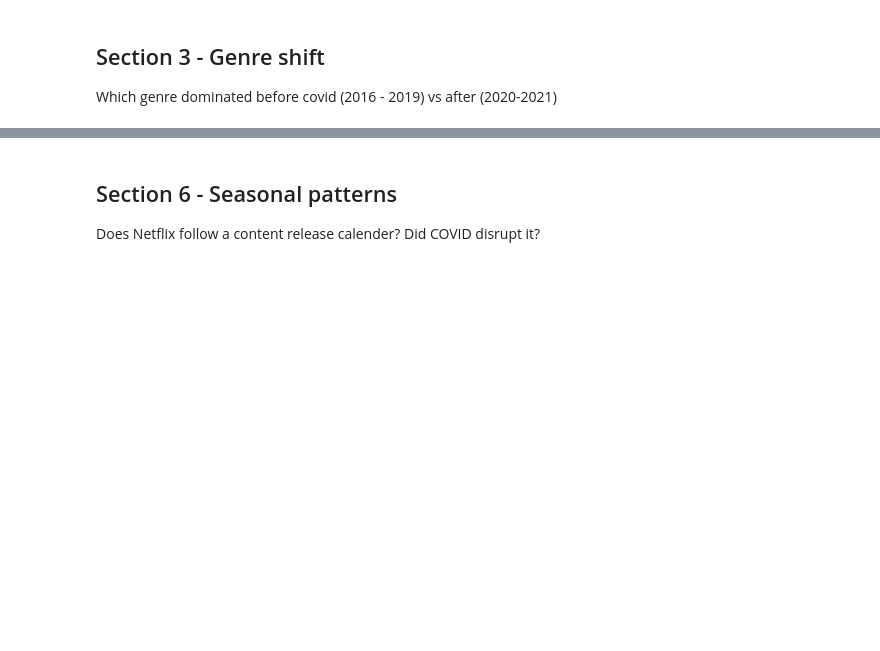
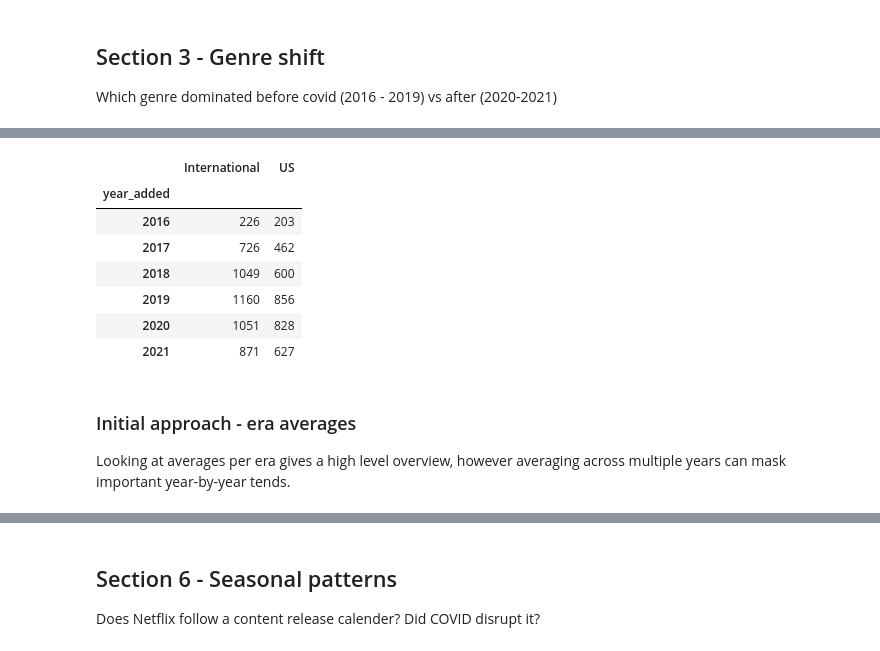
Before and after one commit to dairalmerino/NETFLIX-ANALYSIS-PROJECT, a Jupyter notebook: netflix_analysis.ipynb, the cells around one changed output, grey strips where cells are left out. Saved outputs shown, nothing was run; the diff lists cells and outputs as text; code cells hidden in the pictures; blank space fills up the shorter version.

```diff
--- a/netflix_analysis.ipynb
+++ b/netflix_analysis.ipynb
@@ -188,0 +207,21 @@ Did Netflix invest more in non-US content after the pandemic began?
+# %%
+internation_growth = (netflix_filtered.groupby(['year_added','is_us'])['title']
+                      .count()
+                      .unstack()
+                      .fillna(0)
+                      .astype(int)
+                      )
+internation_growth.columns = ['International','US']
+internation_growth
+# %% [output]
+|  | International | US |
+| year_added |  |  |
+| 2016 | 226 | 203 |
+| 2017 | 726 | 462 |
+| 2018 | 1049 | 600 |
+| 2019 | 1160 | 856 |
+| 2020 | 1051 | 828 |
+| 2021 | 871 | 627 |
+# %% [markdown]
+### Initial approach - era averages
+Looking at averages per era gives a high level overview, however averaging across multiple years can mask important year-by-year tends.
```
Also changed, not shown: parts of 17 cells of this notebook.
